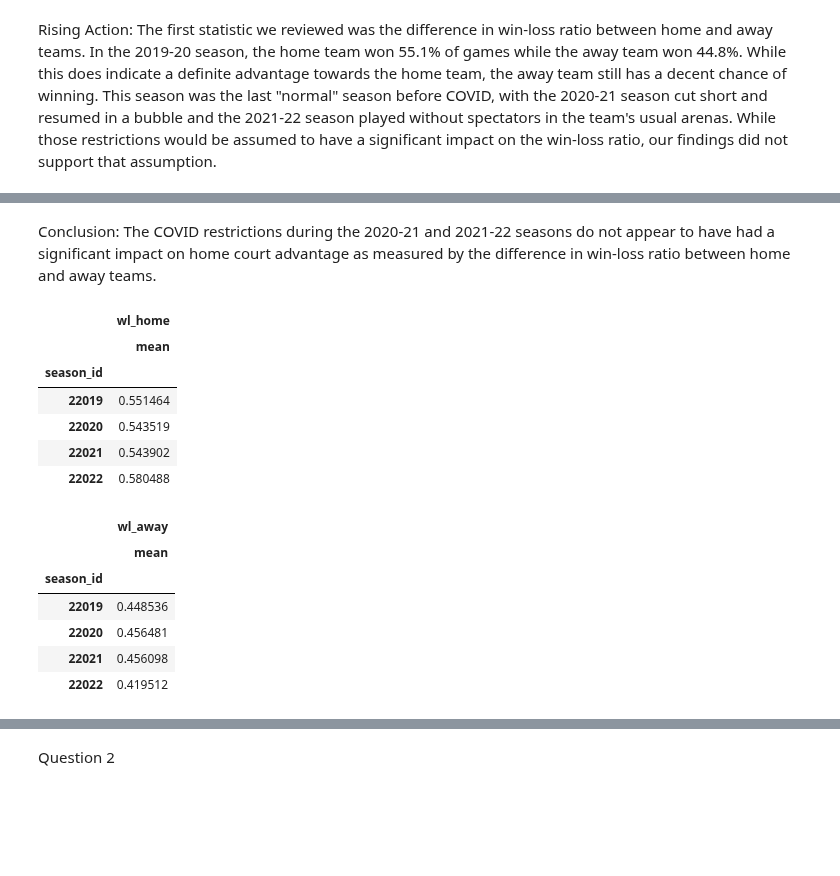
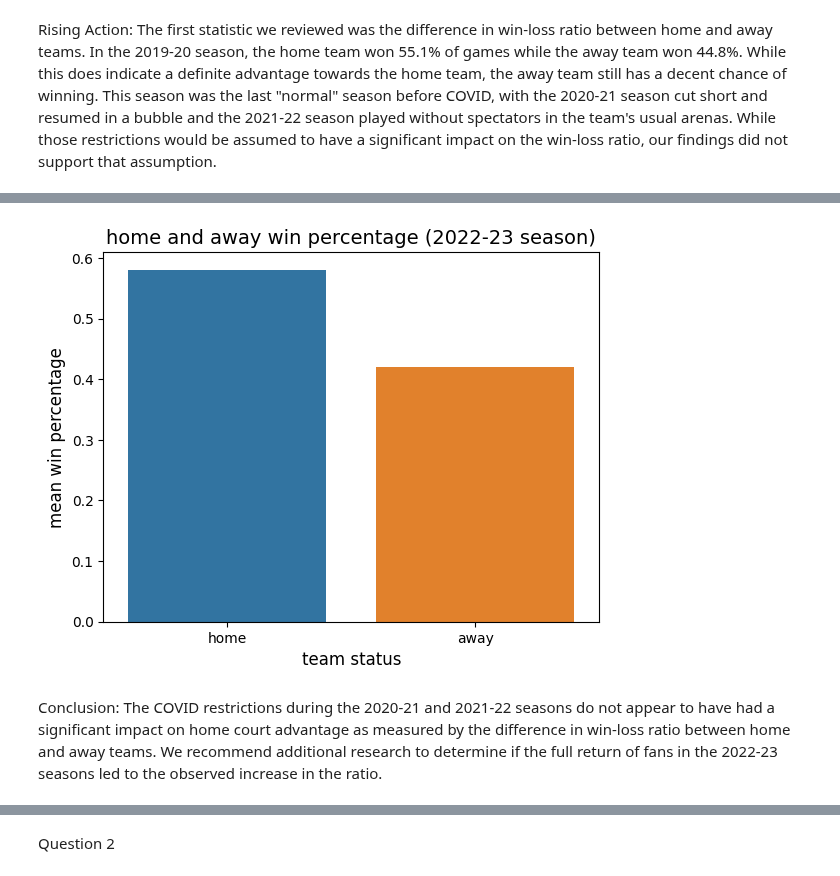
Before and after one commit to thezachdrake/UMD-INST627-Fall2024, a Jupyter notebook: inclass.ipynb, the cells around one changed output, grey strips where cells are left out. Cells and saved outputs as stored; diff of their text form; code cells hidden in the pictures; blank space fills up the shorter version.

```diff
--- a/inclass.ipynb
+++ b/inclass.ipynb
@@ -29,32 +76,17 @@ Falling Action: While the 2020-21 and 2021-22 seasons did not include a signific
+# %%
+covid_wl_22 = pd.read_sql_query("SELECT team_name_home, wl_home, team_name_away, wl_away, season_id FROM game WHERE season_id IN (22022) ORDER BY season_id DESC", con)
+covid_wl_22 = covid_wl_22.replace('W', 1)
+covid_wl_22 = covid_wl_22.replace('L', 0)
+
+covid_wl_22_group = covid_wl_22.groupby(['season_id']).agg({'wl_home': ['mean'], 'wl_away': ['mean']})
+
+ax = sns.barplot(data=covid_wl_22_group)
+ax.set_title('home and away win percentage (2022-23 season)', fontsize=14)
+ax.set_xlabel('team status', fontsize=12)
+ax.set_ylabel('mean win percentage', fontsize=12)
+ax.set_xticklabels(['home', 'away'], fontsize=10)
+plt.show()
+# %% [output]
+[figure, added]
 # %% [markdown]
-Conclusion: The COVID restrictions during the 2020-21 and 2021-22 seasons do not appear to have had a significant impact on home court advantage as measured by the difference in win-loss ratio between home and away teams.
+Conclusion: The COVID restrictions during the 2020-21 and 2021-22 seasons do not appear to have had a significant impact on home court advantage as measured by the difference in win-loss ratio between home and away teams. We recommend additional research to determine if the full return of fans in the 2022-23 seasons led to the observed increase in the ratio.
-# %%
-covid_wl_home = pd.read_sql_query("SELECT team_name_home, wl_home, season_id FROM game WHERE season_id IN (22022, 22021, 22020, 22019) ORDER BY season_id DESC", con)
-covid_wl_home = covid_wl_home.replace('W', 1)
-covid_wl_home = covid_wl_home.replace('L', 0)
-
-covid_wl_home_group = covid_wl_home.groupby(['season_id']).agg({'wl_home': ['mean']})
-covid_wl_home_group
-# %% [output]
-|  | wl_home |
-|  | mean |
-| season_id |  |
-| 22019 | 0.551464 |
-| 22020 | 0.543519 |
-| 22021 | 0.543902 |
-| 22022 | 0.580488 |
-# %%
-covid_wl_away = pd.read_sql_query("SELECT team_name_away, wl_away, season_id FROM game WHERE season_id IN (22022, 22021, 22020, 22019) ORDER BY season_id DESC", con)
-covid_wl_away = covid_wl_away.replace('W', 1)
-covid_wl_away = covid_wl_away.replace('L', 0)
-
-covid_wl_away_group = covid_wl_away.groupby(['season_id']).agg({'wl_away': ['mean']})
-covid_wl_away_group
-# %% [output]
-|  | wl_away |
-|  | mean |
-| season_id |  |
-| 22019 | 0.448536 |
-| 22020 | 0.456481 |
-| 22021 | 0.456098 |
-| 22022 | 0.419512 |
```
Also changed, not shown: parts of 91 cells of this notebook.
